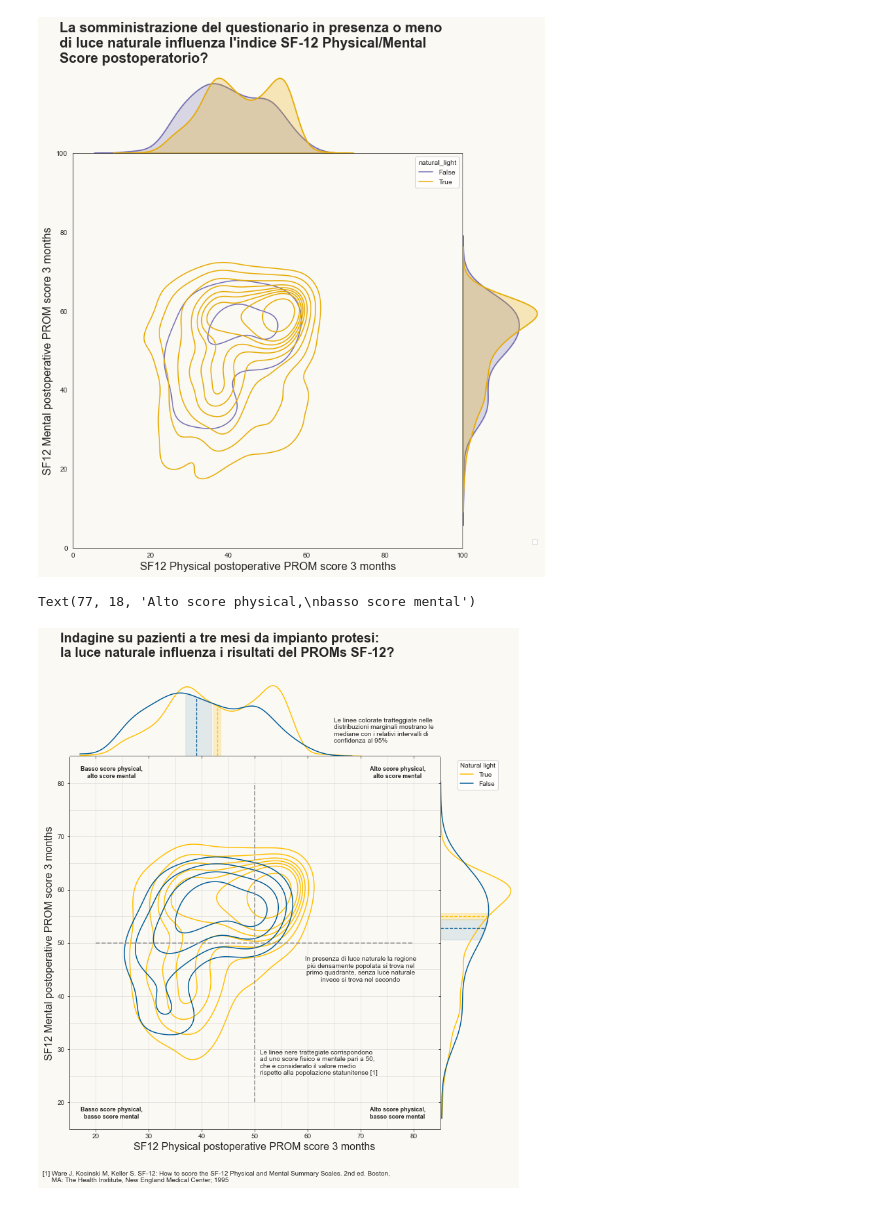
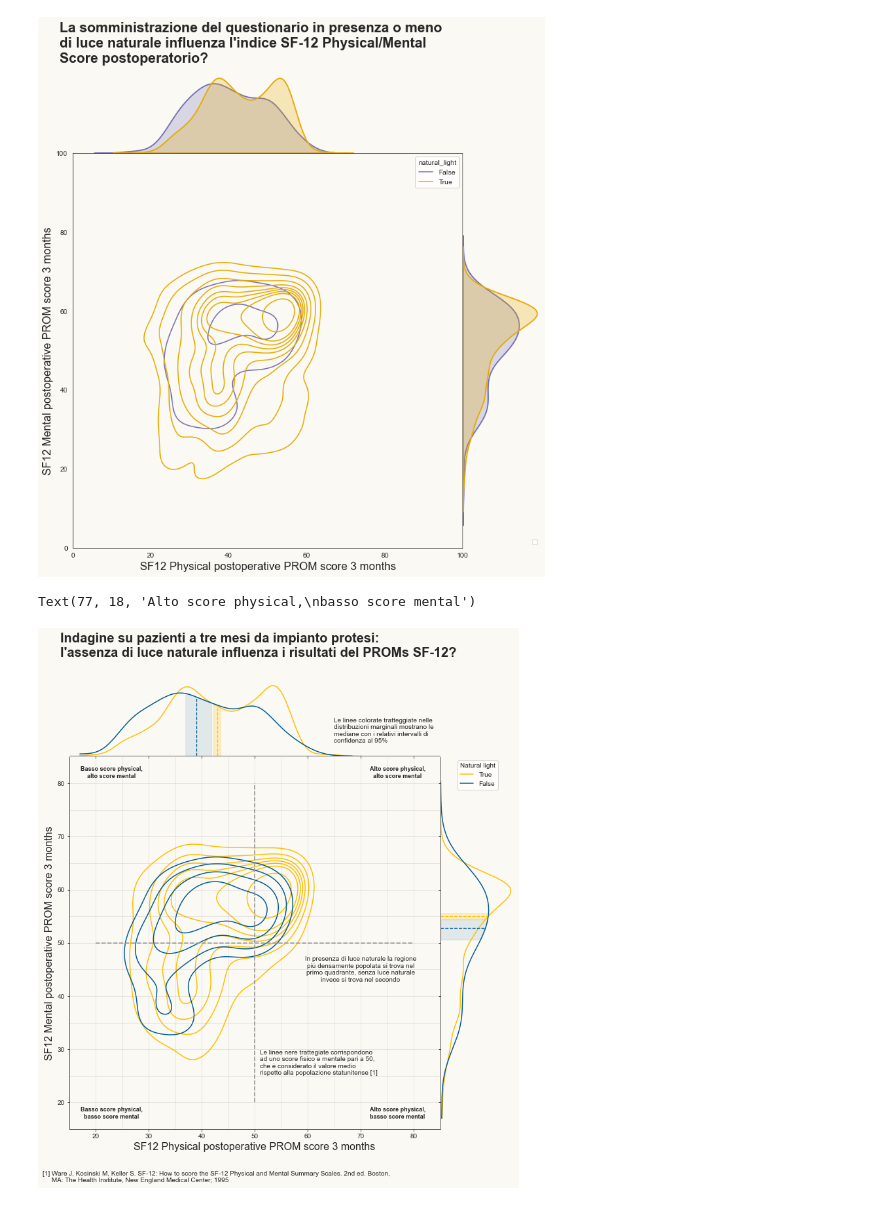
Before and after one commit to giocoal/surgery-PROMs-score-and-weather-conditions-data-visualizations, a Jupyter notebook: DataViz_Compitino_SecondaVisualizzazione.ipynb, the cells around one changed output. Saved outputs shown, nothing was run; the diff lists cells and outputs as text; code cells hidden in the pictures.

```diff
--- a/DataViz_Compitino_SecondaVisualizzazione.ipynb
+++ b/DataViz_Compitino_SecondaVisualizzazione.ipynb
@@ -92,14 +96,14 @@ df1.groupby('natural_light')[['physical_score_postop', 'mental_score_postop']].a
 # %%
 def f_above_physical(row):
-    if row['physical_score_postop'] >= 42.86:
+    if row['physical_score_postop'] >= 50:
         return 1
-    elif row['physical_score_postop'] < 42.86:
+    elif row['physical_score_postop'] < 50:
         return 0
 
 def f_above_mental(row):
-    if row['mental_score_postop'] >= 51.63:
+    if row['mental_score_postop'] >= 50:
         return 1
-    elif row['mental_score_postop'] < 51.63:
+    elif row['mental_score_postop'] < 50:
         return 0
 # %%
 df1['above_physical'] = df1.apply(f_above_physical, axis = 1)
@@ -253,7 +257,6 @@ x_m_off, y_m_off = sns.kdeplot(y=y_off, bw_adjust = 1.1).get_lines()[0].get_data
 plt.close()
 # %%
 sns.set_style('ticks')
-
 
 # Jointgrid e lo personalizzazioni
 g = sns.JointGrid(height=10, space=0.01, xlim=(15,85), ylim=(15,85))
@@ -356,7 +359,7 @@ g.set_axis_labels('SF12 Physical postoperative PROM score 3 months', 'SF12 Menta
 
 
 # Titolo
-titolo_migliore = 'Indagine su pazienti a tre mesi da impianto protesi:\nla luce naturale influenza i risultati del PROMs SF-12?'
+titolo_migliore = 'Indagine su pazienti a tre mesi da impianto protesi:\nl\'assenza di luce naturale influenza i risultati del PROMs SF-12?'
 titolo = "La somministrazione del questionario in presenza o meno di luce\nnaturale influenza lo score fisico e mentale del SF-12 post-operatorio?"
 g.fig.suptitle(
     titolo_migliore,
@@ -370,31 +373,32 @@ g.fig.suptitle(
 
 
 
 # Sottotitolo
 sottotitolo = 'Confronto delle Kernel Density Estimations tra i punteggi dei questionari compilati di giorno e di notte.\nLa popolazione é di 1055 individui, 934 con luce naturale e 121 senza'
+#g.set_title(sottotitolo)
 #plt.title(sottotitolo, loc='left', pad=23, fontsize=14)
 #g.ax_marg_x.set_title(sottotitolo, loc='left', pad=5, fontsize=14)
 
 # Testo del context
 label_croce = "Le linee nere trattegiate corrispondono\nad uno score fisico e mentale pari a 50,\nche è considerato il valore medio\nrispetto alla popolazione statunitense [1]"
 label_cit = "[1] Ware J, Kosinski M, Keller S. SF-12: How to score the SF-12 Physical and Mental Summary Scales. 2nd ed. Boston,\n     MA: The Health Institute, New England Medical Center; 1995"
 label_numer = "In presenza di luce naturale la regione\npiú densamente popolata si trova nel\nprimo quadrante, senza luce naturale\ninvece si trova nel secondo"
 label_conf = 'Le linee colorate tratteggiate nelle\ndistribuzioni marginali mostrano le\nmediane con i relativi intervalli di\nconfidenza al 95%'
 label_marg = 'Da questa distribuzione si puó notare la '
 label_1 = 'Alto score physical,\nalto score mental'
 label_2 = 'Basso score physical,\nalto score mental'
 label_3 = 'Basso score physical,\nbasso score mental'
 label_4 = 'Alto score physical,\nbasso score mental'
 
 g.ax_joint.text(51, 25, label_croce, fontsize=10, va="bottom", ha="left")
 g.ax_joint.text(10, 6, label_cit, fontsize=10, va="center", ha='left')
 g.ax_joint.text(70, 45, label_numer, fontsize=10, va="center", ha="center")
 g.ax_marg_x.text(65, 0.015, label_conf, fontsize=10, va="center", ha="left")
 
 g.ax_joint.text(77, 82, label_1, fontsize=9, va="center", ha="center", weight='bold')
 g.ax_joint.text(23, 82, label_2, fontsize=9, va="center", ha="center", weight='bold')
 g.ax_joint.text(23, 18, label_3, fontsize=9, va="center", ha="center", weight='bold')
 g.ax_joint.text(77, 18, label_4, fontsize=9, va="center", ha="center", weight='bold')
 # %% [output]
 Text(77, 18, 'Alto score physical,\nbasso score mental')
-[figure, old version]
+[figure, new version]
```
Also changed, not shown: parts of 3 cells of this notebook.
